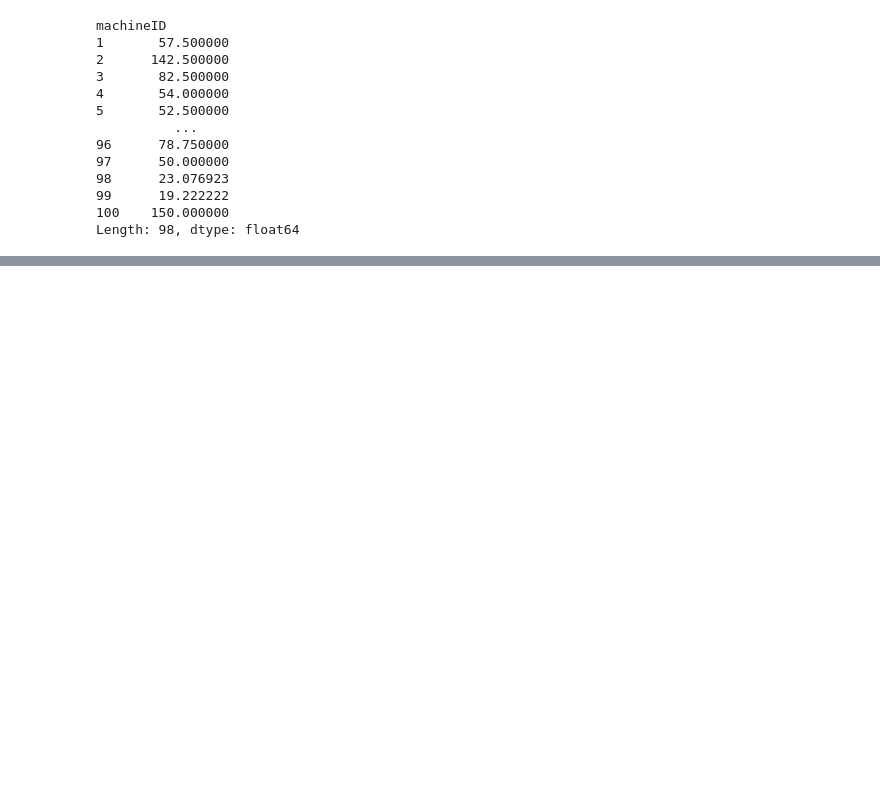
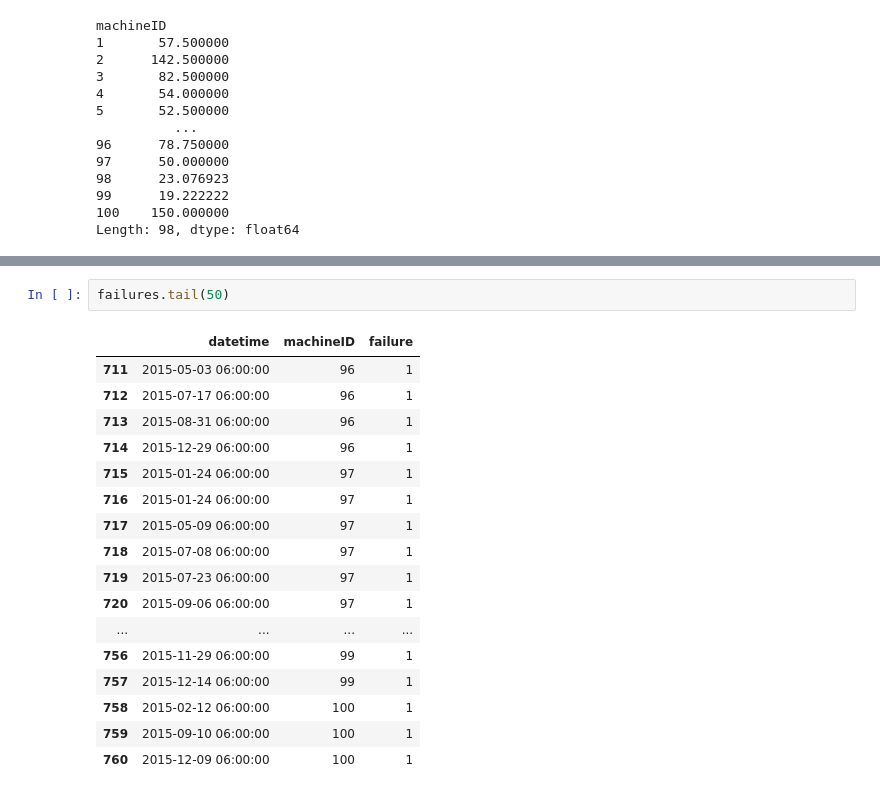
Before and after one commit to EsmirMes/virtualitics-hackathon, a Jupyter notebook: preprocess.ipynb, the cells around one changed output, grey strips where cells are left out. Drawn from its saved outputs; the diff is of its cells as text; blank space fills up the shorter version.

```diff
--- a/preprocess.ipynb
+++ b/preprocess.ipynb
@@ -47,0 +98,20 @@ Data set loaded with name: 'telemetry (2)'
+# %%
+failures.tail(50)
+# %% [output]
+|  | datetime | machineID | failure |
+| 711 | 2015-05-03 06:00:00 | 96 | 1 |
+| 712 | 2015-07-17 06:00:00 | 96 | 1 |
+| 713 | 2015-08-31 06:00:00 | 96 | 1 |
+| 714 | 2015-12-29 06:00:00 | 96 | 1 |
+| 715 | 2015-01-24 06:00:00 | 97 | 1 |
+| 716 | 2015-01-24 06:00:00 | 97 | 1 |
+| 717 | 2015-05-09 06:00:00 | 97 | 1 |
+| 718 | 2015-07-08 06:00:00 | 97 | 1 |
+| 719 | 2015-07-23 06:00:00 | 97 | 1 |
+| 720 | 2015-09-06 06:00:00 | 97 | 1 |
+| ... | ... | ... | ... |
+| 756 | 2015-11-29 06:00:00 | 99 | 1 |
+| 757 | 2015-12-14 06:00:00 | 99 | 1 |
+| 758 | 2015-02-12 06:00:00 | 100 | 1 |
+| 759 | 2015-09-10 06:00:00 | 100 | 1 |
+| 760 | 2015-12-09 06:00:00 | 100 | 1 |
```
Also changed, not shown: parts of 6 cells of this notebook.
